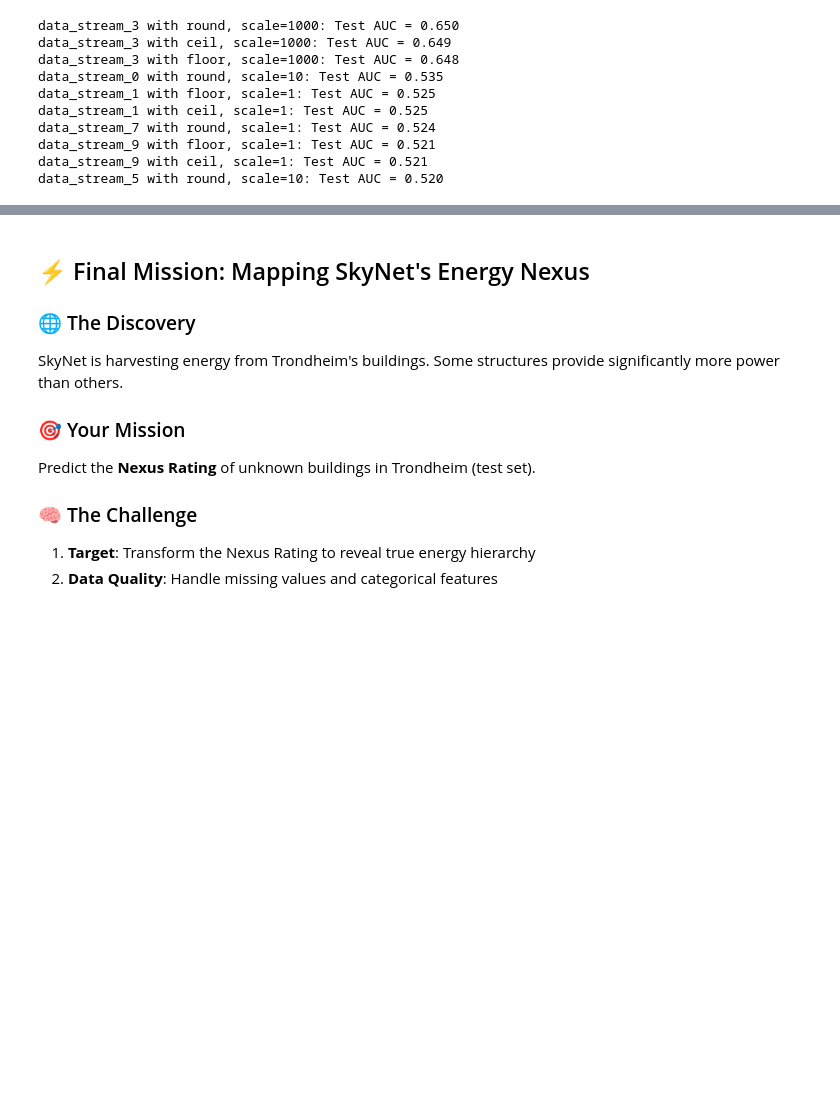
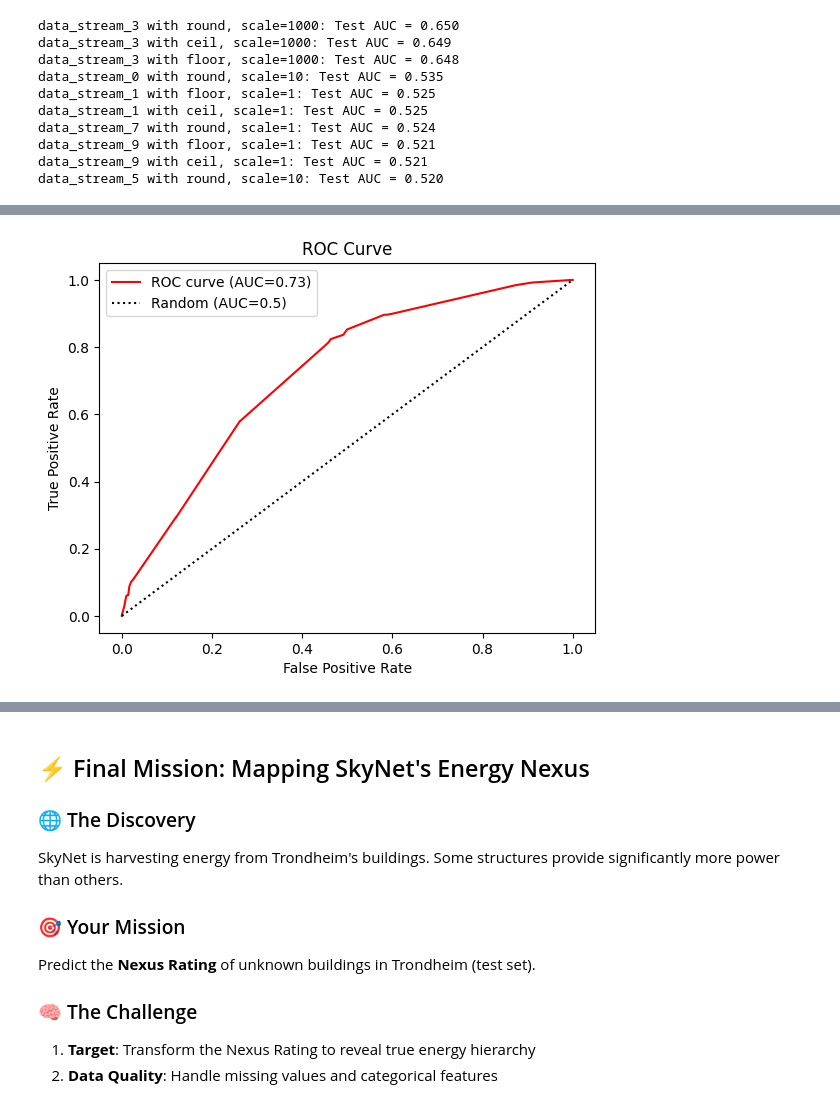
Before and after one commit to elibir/tdt4172-assignment1, a Jupyter notebook: Chapter_1.ipynb, the cells around one changed output, grey strips where cells are left out. Saved outputs shown, nothing was run; the diff lists cells and outputs as text; code cells hidden in the pictures; blank space fills up the shorter version.

```diff
--- a/Chapter_1.ipynb
+++ b/Chapter_1.ipynb
@@ -386,11 +383,11 @@ for feat in candidate_features:
             X_test_copy[feat] = func(X_test_copy[feat] * scale).astype(int) % 2
 
             # ⚡ use only this feature
-            clf = DecisionTreeClassifier(max_depth=3, random_state=0)
-            clf.fit(X_train_copy[[feat]], y_train)
+            dtc = DecisionTreeClassifier(max_depth=3, random_state=0)
+            dtc.fit(X_train_copy[[feat]], y_train)
 
             # ⚡ use probabilities for AUC
-            auc = metrics.roc_auc_score(y_test, clf.predict_proba(X_test_copy[[feat]])[:,1])
+            auc = metrics.roc_auc_score(y_test, dtc.predict_proba(X_test_copy[[feat]])[:,1])
 
             results.append((feat, name, scale, auc))
 
@@ -410,12 +407,8 @@ data_stream_9 with floor, scale=1: Test AUC = 0.521
 data_stream_9 with ceil, scale=1: Test AUC = 0.521
 data_stream_5 with round, scale=10: Test AUC = 0.520
 # %%
-
-dtc = DecisionTreeClassifier(max_depth=5, min_samples_split=10, min_samples_leaf=2)
-
-
+# Decrypt the feature with best AUC
 encrypted_feature="data_stream_3"
-
 
 X_train[encrypted_feature] = X_train[encrypted_feature]*1000
 X_test[encrypted_feature] = X_test[encrypted_feature]*1000
@@ -428,13 +421,3 @@ X_test[encrypted_feature] = np.round(X_test[encrypted_feature])
 # Encode as 0 (even) or 1 (odd)
 X_train[encrypted_feature] = X_train[encrypted_feature].astype(int) % 2
 X_test[encrypted_feature] = X_test[encrypted_feature].astype(int) % 2
-
-print(X_train[encrypted_feature].value_counts())
-
-dtc.fit(X_train, y_train)
-predictions = dtc.predict(X_test)
-accuracy = metrics.accuracy_score(y_test, predictions)
-print(f"Test accuracy with DecisionTreeClassifier: {accuracy:.4f}")
-predicted_probs = dtc.predict_proba(X_test)[:, 1]
-auc = round(metrics.roc_auc_score(y_test, predicted_probs), 2)
-print(f"AUC: {auc:.2f}")
@@ -470,10 +446,10 @@ print("Best CV AUC:", grid_search.best_score_)
 
 # Evaluate best model on test set
 best_model = grid_search.best_estimator_
-predictions = best_model.predict_proba(X_test)
-
+predictions = best_model.predict(X_test)
 accuracy = metrics.accuracy_score(y_test, predictions)
-auc = metrics.roc_auc_score(y_test, predictions)
+predicted_probs = best_model.predict_proba(X_test)[:, 1]
+auc = metrics.roc_auc_score(y_test, predicted_probs)
 
 print(f"Test accuracy: {accuracy:.4f}")
 print(f"Test AUC: {auc:.2f}")
@@ -483,0 +474,14 @@ ValueError: Classification metrics can't handle a mix of binary and continuous-m
+# %%
+auc = round(auc, 2)
+fpr, tpr, thresholds = metrics.roc_curve(y_test, predicted_probs, pos_label=1)
+
+# Plot
+plt.plot(fpr, tpr, label=f"ROC curve (AUC={auc})", c="red")
+plt.plot([0,1], [0,1], c="black", ls="dotted", label="Random (AUC=0.5)")
+plt.xlabel("False Positive Rate")
+plt.ylabel("True Positive Rate")
+plt.title("ROC Curve")
+plt.legend()
+plt.show()
+# %% [output]
+[figure, added]
```
Also changed, not shown: parts of 8 cells of this notebook.
